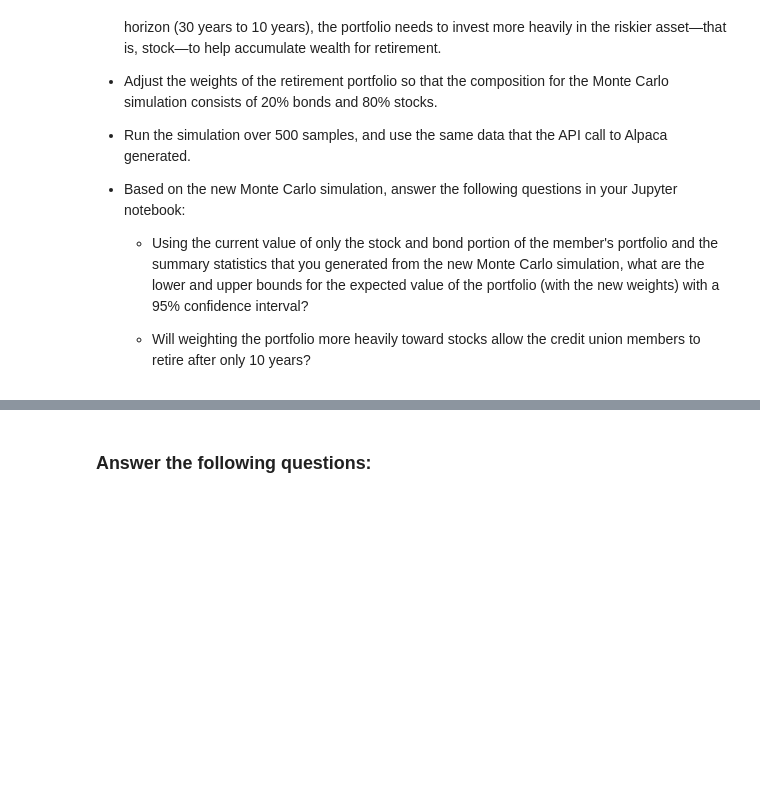
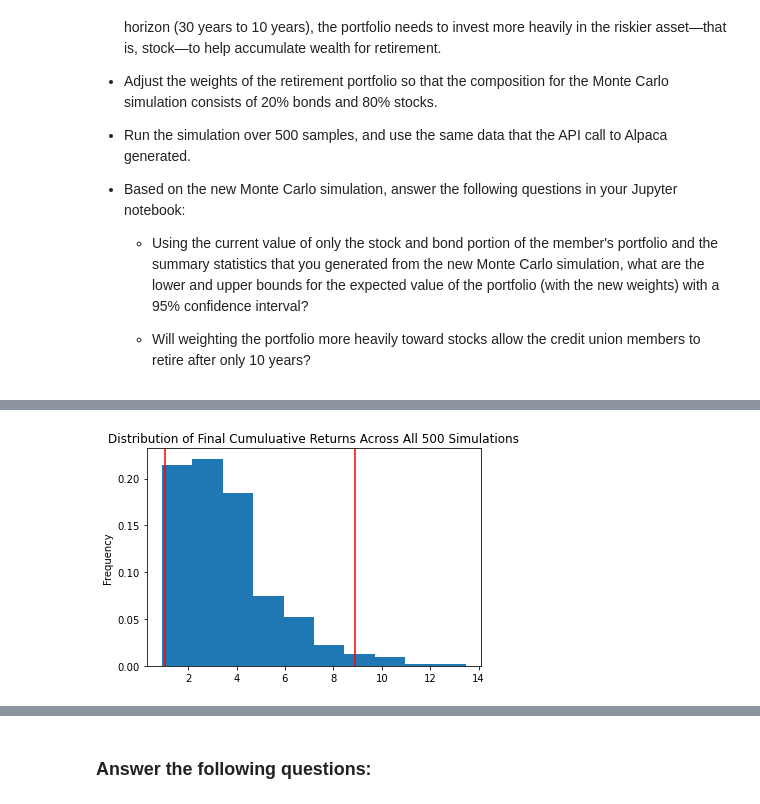
Before and after one commit to morgandblackmore/University-Washington-Fintech, a Jupyter notebook: Starter_Code/financial_planning_tools.ipynb, the cells around one changed output, grey strips where cells are left out. Saved outputs shown, nothing was run; the diff lists cells and outputs as text; code cells hidden in the pictures; blank space fills up the shorter version.

```diff
--- a/Starter_Code/financial_planning_tools.ipynb
+++ b/Starter_Code/financial_planning_tools.ipynb
@@ -644,7 +733,10 @@ For this new Monte Carlo simulation, do the following:
 # %%
 # Visualize the probability distribution of the 10-year Monte Carlo simulation
 # by plotting a histogram
-# YOUR CODE HERE
+MC_sim_dist_plot_10y = MC_10y.plot_distribution()
+MC_sim_dist_plot_10y.get_figure().savefig('MC_ten_year_dist_plot.png',bbox_inches='tight')
+# %% [output]
+[figure, added]
 # %%
 # Generate summary statistics from the 10-year Monte Carlo simulation results
 # Save the results as a variable
```
Also changed, not shown: parts of 24 cells of this notebook, 4 other files.
